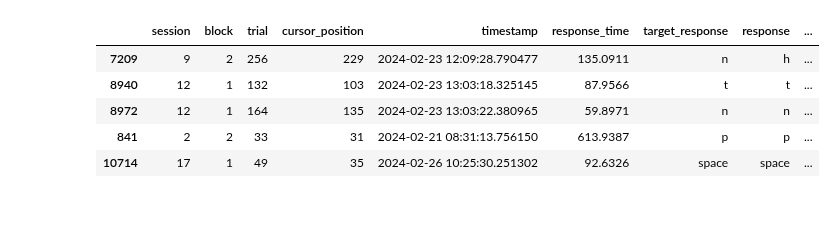
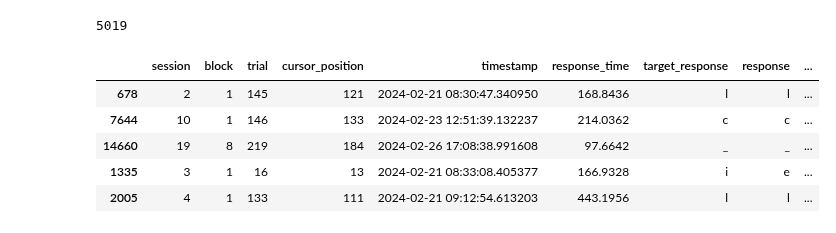
Before and after one commit to dlundgaard/AuthorshipArtifice, a Jupyter notebook: analysis.ipynb, the cells around one changed output. Cells and saved outputs as stored; diff of their text form; code cells hidden in the pictures.

```diff
--- a/analysis.ipynb
+++ b/analysis.ipynb
@@ -8,19 +8,26 @@ EXPORT_PATH = pathlib.Path("showcase")
 plt.style.use(EXPORT_PATH.joinpath("minimal.mplstyle"))
 
 FIGURE_SIZE = (5, 3.5)
-ALPHABET = "ABCDEFGHIJKLMNOPQRSTUVWZYZ".lower()
+SPACEBAR = "_"
+ALPHABET = "ABCDEFGHIJKLMNOPQRSTUVWXYZ".lower() + SPACEBAR
 # %%
 def load_data():
     global results
     results = pd.read_csv("results.csv")
     results["response_time"] *= 1000
+    results[["response", "target_response"]] = results[["response", "target_response"]].replace("space", SPACEBAR)
+    results["keypress_correct"] = results["response"] == results["target_response"]
+    results["progressed_to_next"] = results["feedback"] == "positive"
+    results["session_cursor_position"] = results.groupby("session")["progressed_to_next"].cumsum()
+    results["session_correct_keypresses"] = results.groupby("session")["keypress_correct"].cumsum()
 
 load_data()
 results.sample(5)
 # %% [output]
+5019
 |  | session | block | trial | cursor_position | timestamp | response_time | target_response | response | ... |
-| 7209 | 9 | 2 | 256 | 229 | 2024-02-23 12:09:28.790477 | 135.0911 | n | h | ... |
-| 8940 | 12 | 1 | 132 | 103 | 2024-02-23 13:03:18.325145 | 87.9566 | t | t | ... |
-| 8972 | 12 | 1 | 164 | 135 | 2024-02-23 13:03:22.380965 | 59.8971 | n | n | ... |
-| 841 | 2 | 2 | 33 | 31 | 2024-02-21 08:31:13.756150 | 613.9387 | p | p | ... |
-| 10714 | 17 | 1 | 49 | 35 | 2024-02-26 10:25:30.251302 | 92.6326 | space | space | ... |
+| 678 | 2 | 1 | 145 | 121 | 2024-02-21 08:30:47.340950 | 168.8436 | l | l | ... |
+| 7644 | 10 | 1 | 146 | 133 | 2024-02-23 12:51:39.132237 | 214.0362 | c | c | ... |
+| 14660 | 19 | 8 | 219 | 184 | 2024-02-26 17:08:38.991608 | 97.6642 | _ | _ | ... |
+| 1335 | 3 | 1 | 16 | 13 | 2024-02-21 08:33:08.405377 | 166.9328 | i | e | ... |
+| 2005 | 4 | 1 | 133 | 111 | 2024-02-21 09:12:54.613203 | 443.1956 | l | l | ... |
```
Also changed, not shown: parts of 8 cells of this notebook, 2 other files.
